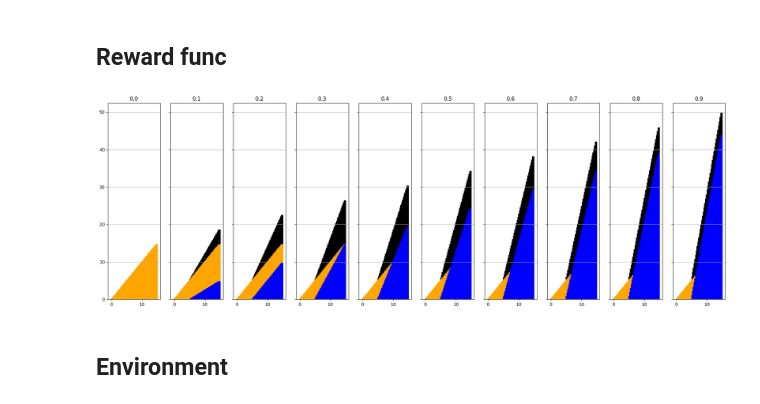
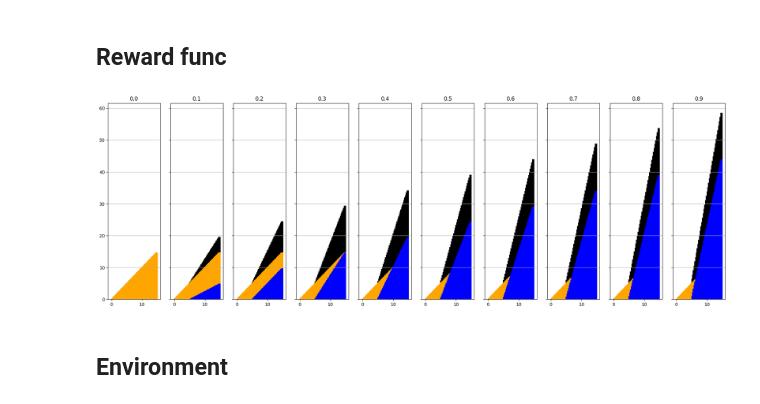
Before and after one commit to reds-heig/RLDronePilot, a Jupyter notebook: train_drone_controller.ipynb, the cells around one changed output. Saved outputs shown, nothing was run; the diff lists cells and outputs as text; code cells hidden in the pictures.

```diff
--- a/train_drone_controller.ipynb
+++ b/train_drone_controller.ipynb
@@ -224,23 +235,24 @@ run.stop()
 # %%
 import numpy as np
 import matplotlib.pyplot as plt
+
+def get_reward_(travelled_distance, speed_z, speed_z_activation_dist=5, alpha=5, gamma=.75):
+    # speed_z in range [ 0., 1.]
+    reward_A = travelled_distance * (gamma if travelled_distance < speed_z_activation_dist else 1.)
+    reward_B = max(0, travelled_distance - speed_z_activation_dist) * alpha * speed_z
+    return reward_A, reward_B
+
+fig, axes = plt.subplots(1,10, figsize=(25,8), sharey=True)
 dists = np.arange(0.,15., .25)
-def reward_f2(dist, speed_act_delay=5, alpha=5):
-    return max(0, (dist - speed_act_delay)) * alpha * speed
-def reward_f(dist, speed_act_delay=5, gamma=.75, alpha=4):
-    A = dist * (gamma if dist < speed_act_delay else 1.)
-    B = reward_f2(dist, speed_act_delay, alpha)
-    return A + B
-fig, axes = plt.subplots(1,10, figsize=(25,8), sharey=True)
-for ax, speed in zip(axes, np.arange(0., 1.1, .1)):
+for ax, speed in zip(axes, np.arange(0., 1.11, .1)):
     ax.set_title('%.1f' % speed)
-    rewards = list(map(reward_f, dists))
-    ax.bar(dists, rewards, color='black')
+    rewards = list(map(lambda d: get_reward_(d, speed), dists))
+    ax.bar(dists, list(map(sum, rewards)), color='black')
     ax.bar(dists, dists, color='orange')
-    ax.bar(dists, list(map(reward_f2, dists)), color='blue')
+    ax.bar(dists, list(map(lambda r: r[1], rewards)), color='blue')
     ax.grid(axis='y')
 # %% [output]
-[figure, old version]
+[figure, new version]
 # %% [markdown]
 ## Environment
 # %% [raw]
```
Also changed, not shown: parts of 8 cells of this notebook, 4 other files.
